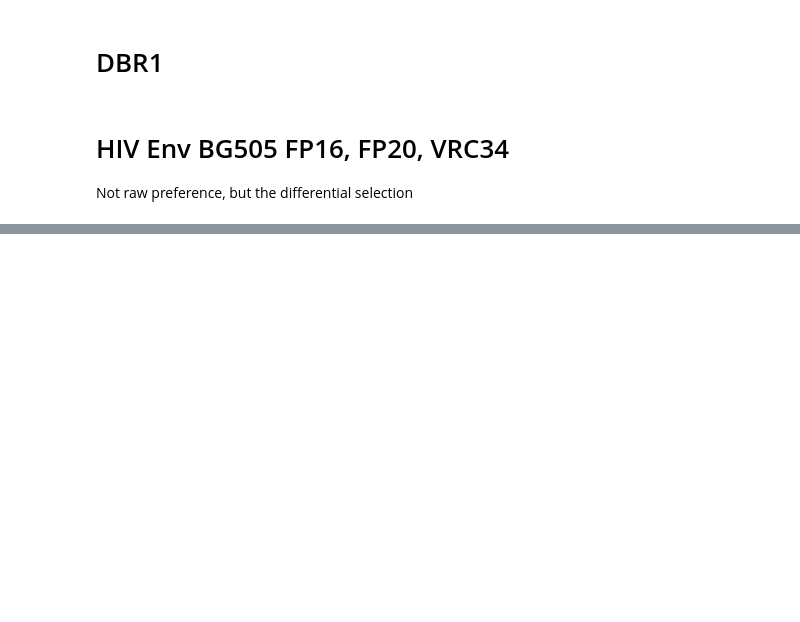
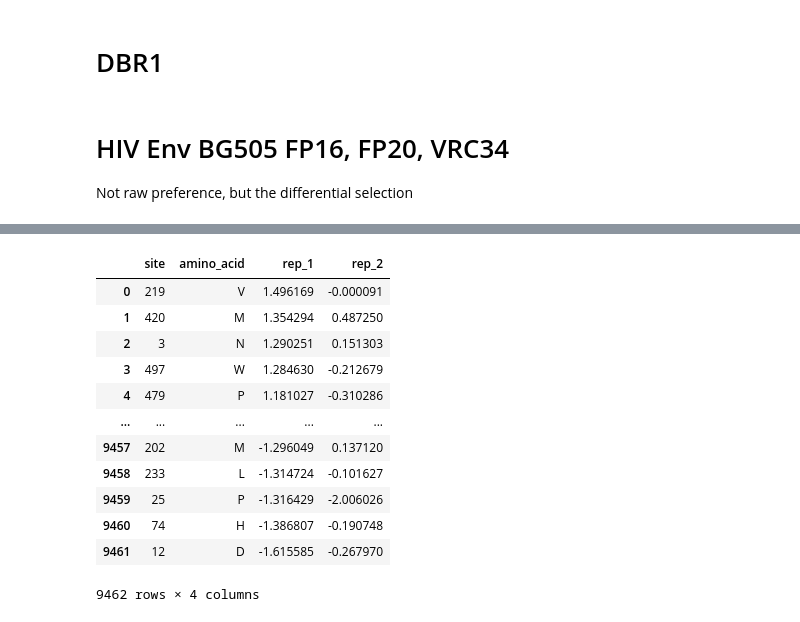
Before and after one commit to bartonlab/paper-DMS-inference, a Jupyter notebook: preference_transform.ipynb, the cells around one changed output, grey strips where cells are left out. Cells and saved outputs as stored; diff of their text form; code cells hidden in the pictures; blank space fills up the shorter version.

```diff
--- a/preference_transform.ipynb
+++ b/preference_transform.ipynb
@@ -514,0 +567,6 @@ df_merge.to_csv(PREF_MERGED_DIR + Target_name + '.csv.gz', index = False, compre
+# %%
+pref_file = './data/prefs/replicate-1_mutvir_MxAneg_mutvir_MS_mutdiffsel.txt'
+rep_num = 'rep_1'
+df1 = transform_MxA(pref_file, rep_num)
+
+df1
@@ -514,0 +587,5 @@ df_merge.to_csv(PREF_MERGED_DIR + Target_name + '.csv.gz', index = False, compre
+# %%
+pref_file = './data/prefs/replicate-2_mutvir_MxAneg_mutvir_MS_mutdiffsel.txt'
+rep_num = 'rep_2'
+df2 = transform_MxA(pref_file, rep_num)
+df2
@@ -514,0 +606,17 @@ df_merge.to_csv(PREF_MERGED_DIR + Target_name + '.csv.gz', index = False, compre
+# %%
+df_merge = pd.merge(df1, df2, on = ['site', 'amino_acid'])
+df_merge
+# %% [output]
+|  | site | amino_acid | rep_1 | rep_2 |
+| 0 | 219 | V | 1.496169 | -0.000091 |
+| 1 | 420 | M | 1.354294 | 0.487250 |
+| 2 | 3 | N | 1.290251 | 0.151303 |
+| 3 | 497 | W | 1.284630 | -0.212679 |
+| 4 | 479 | P | 1.181027 | -0.310286 |
+| ... | ... | ... | ... | ... |
+| 9457 | 202 | M | -1.296049 | 0.137120 |
+| 9458 | 233 | L | -1.314724 | -0.101627 |
+| 9459 | 25 | P | -1.316429 | -2.006026 |
+| 9460 | 74 | H | -1.386807 | -0.190748 |
+| 9461 | 12 | D | -1.615585 | -0.267970 |
+9462 rows × 4 columns
```
Also changed, not shown: parts of 5 cells of this notebook, 35 other files.
